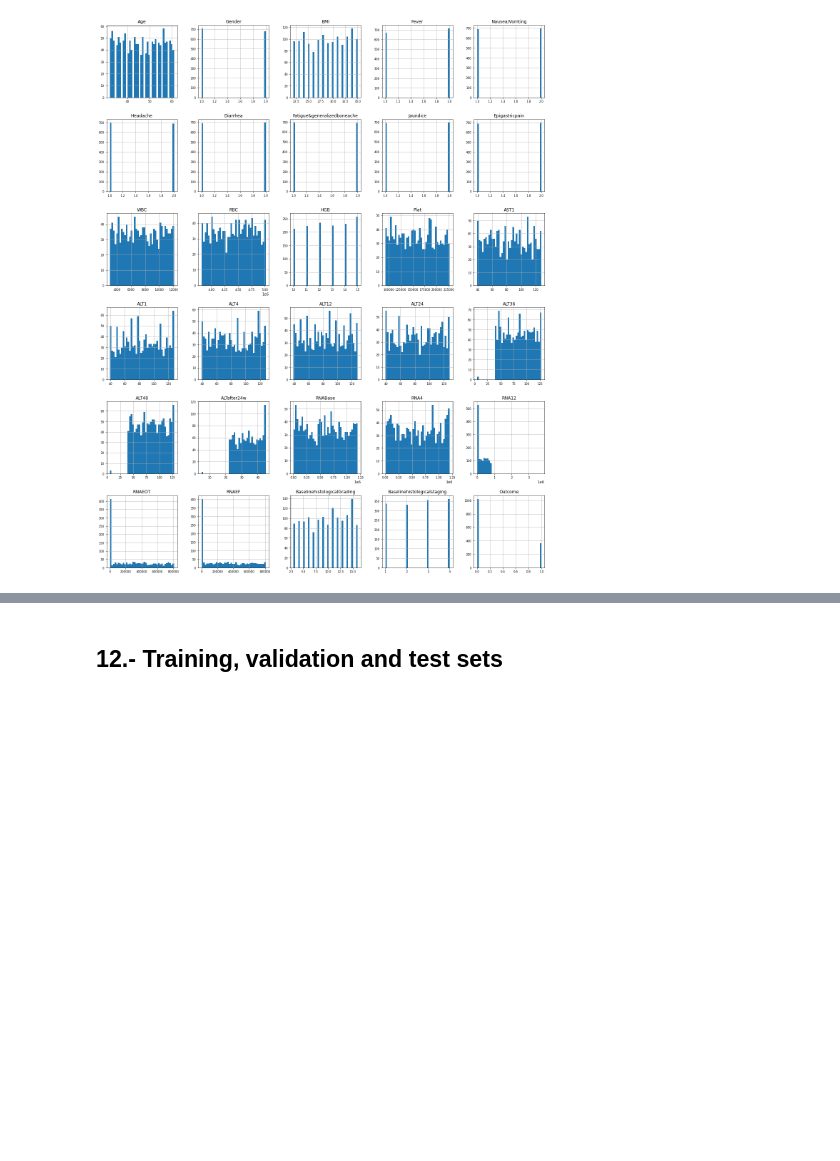
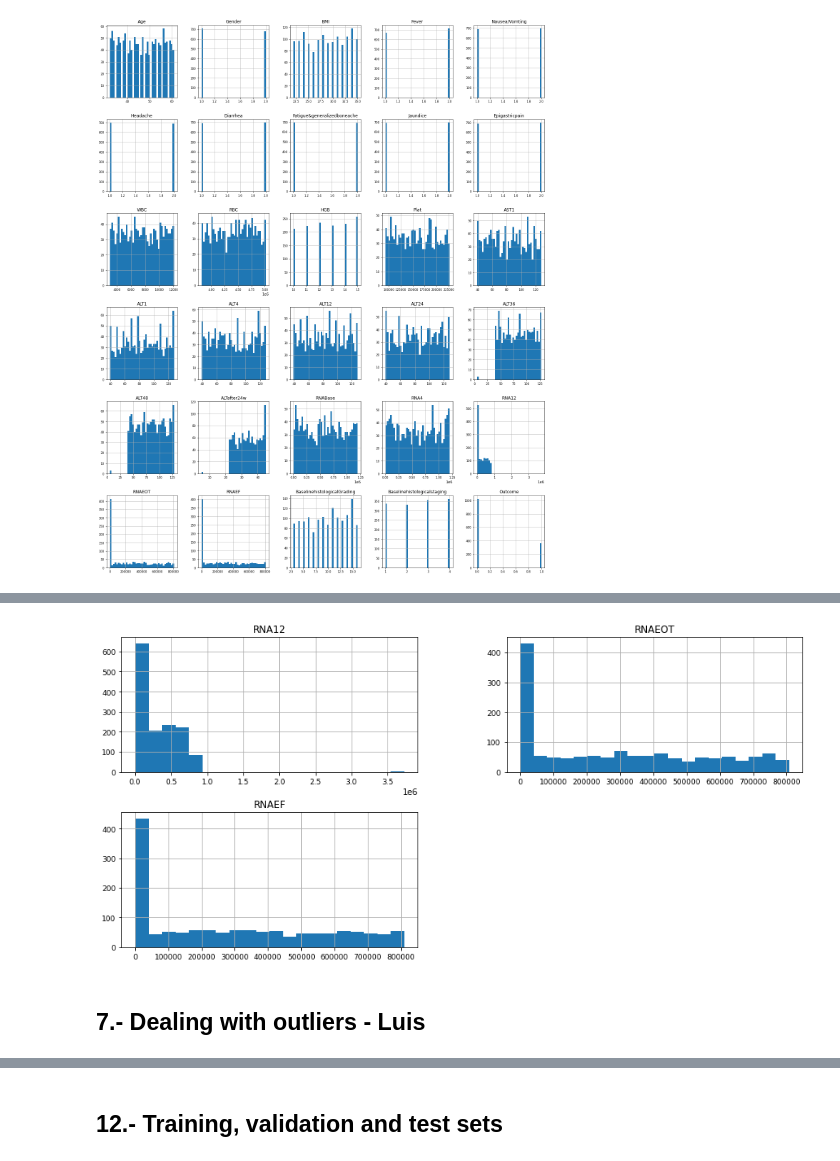
Before and after one commit to paolaparadas29/ProjectAI, a Jupyter notebook: Project_Lab1_final.ipynb, the cells around one changed output, grey strips where cells are left out. Drawn from its saved outputs; the diff is of its cells as text; code cells hidden in the pictures; blank space fills up the shorter version.

```diff
--- a/Project_Lab1_final.ipynb
+++ b/Project_Lab1_final.ipynb
@@ -263,0 +279,5 @@ data.hist(figsize=(22, 28), bins=40, xlabelsize=8, ylabelsize=8);
+# %%
+data.hist(column=['RNA12', 'RNAEOT', 'RNAEF'], figsize=(15, 7),
+                   bins=20, xlabelsize=9, ylabelsize=9);
+# %% [output]
+[figure, added]
@@ -263,0 +290,2 @@ data.hist(figsize=(22, 28), bins=40, xlabelsize=8, ylabelsize=8);
+# %% [markdown]
+## 7.- Dealing with outliers - Luis
```
Also changed, not shown: parts of 67 cells of this notebook.
